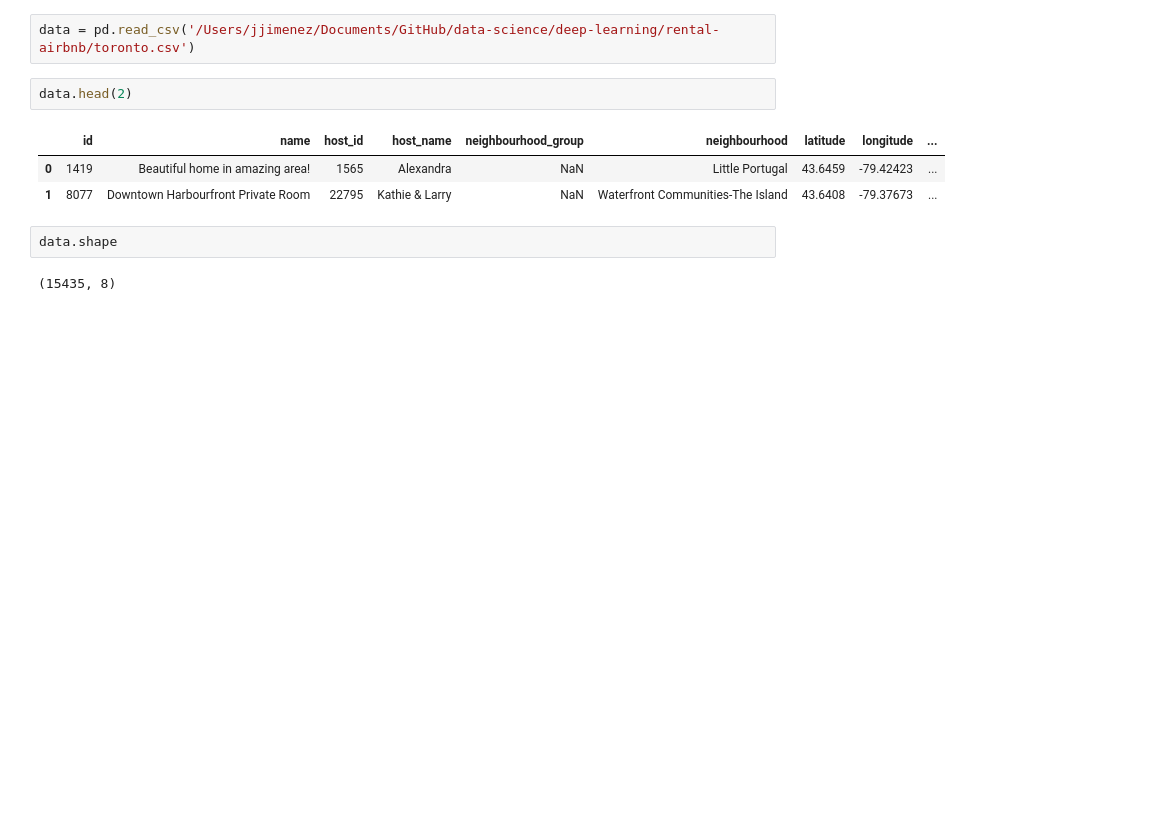
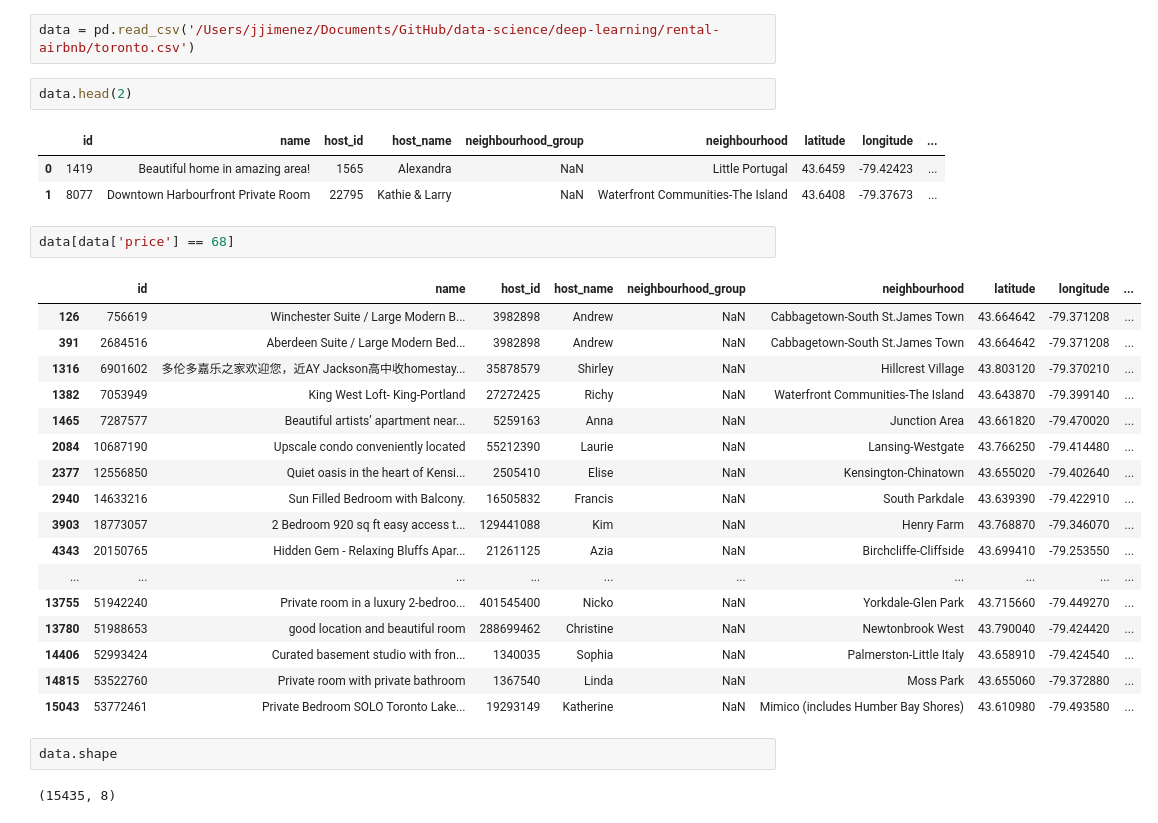
Before and after one commit to Jajc09/data-science, a Jupyter notebook: deep-learning/rental-airbnb/rental_airbnb_model.ipynb, the cells around one changed output. Saved outputs shown, nothing was run; the diff lists cells and outputs as text; blank space fills up the shorter version.

```diff
--- a/deep-learning/rental-airbnb/rental_airbnb_model.ipynb
+++ b/deep-learning/rental-airbnb/rental_airbnb_model.ipynb
@@ -14,6 +14,26 @@ data.head(2)
 |  | id | name | host_id | host_name | neighbourhood_group | neighbourhood | latitude | longitude | ... |
 | 0 | 1419 | Beautiful home in amazing area! | 1565 | Alexandra | NaN | Little Portugal | 43.6459 | -79.42423 | ... |
 | 1 | 8077 | Downtown Harbourfront Private Room | 22795 | Kathie & Larry | NaN | Waterfront Communities-The Island | 43.6408 | -79.37673 | ... |
+# %%
+data[data['price'] == 68]
+# %% [output]
+|  | id | name | host_id | host_name | neighbourhood_group | neighbourhood | latitude | longitude | ... |
+| 126 | 756619 | Winchester Suite / Large Modern B... | 3982898 | Andrew | NaN | Cabbagetown-South St.James Town | 43.664642 | -79.371208 | ... |
+| 391 | 2684516 | Aberdeen Suite / Large Modern Bed... | 3982898 | Andrew | NaN | Cabbagetown-South St.James Town | 43.664642 | -79.371208 | ... |
+| 1316 | 6901602 | 多伦多嘉乐之家欢迎您，近AY Jackson高中收homestay... | 35878579 | Shirley | NaN | Hillcrest Village | 43.803120 | -79.370210 | ... |
+| 1382 | 7053949 | King West Loft- King-Portland | 27272425 | Richy | NaN | Waterfront Communities-The Island | 43.643870 | -79.399140 | ... |
+| 1465 | 7287577 | Beautiful artists’ apartment near... | 5259163 | Anna | NaN | Junction Area | 43.661820 | -79.470020 | ... |
+| 2084 | 10687190 | Upscale condo conveniently located | 55212390 | Laurie | NaN | Lansing-Westgate | 43.766250 | -79.414480 | ... |
+| 2377 | 12556850 | Quiet oasis in the heart of Kensi... | 2505410 | Elise | NaN | Kensington-Chinatown | 43.655020 | -79.402640 | ... |
+| 2940 | 14633216 | Sun Filled Bedroom with Balcony. | 16505832 | Francis | NaN | South Parkdale | 43.639390 | -79.422910 | ... |
+| 3903 | 18773057 | 2 Bedroom 920 sq ft easy access t... | 129441088 | Kim | NaN | Henry Farm | 43.768870 | -79.346070 | ... |
+| 4343 | 20150765 | Hidden Gem - Relaxing Bluffs Apar... | 21261125 | Azia | NaN | Birchcliffe-Cliffside | 43.699410 | -79.253550 | ... |
+| ... | ... | ... | ... | ... | ... | ... | ... | ... | ... |
+| 13755 | 51942240 | Private room in a luxury 2-bedroo... | 401545400 | Nicko | NaN | Yorkdale-Glen Park | 43.715660 | -79.449270 | ... |
+| 13780 | 51988653 | good location and beautiful room | 288699462 | Christine | NaN | Newtonbrook West | 43.790040 | -79.424420 | ... |
+| 14406 | 52993424 | Curated basement studio with fron... | 1340035 | Sophia | NaN | Palmerston-Little Italy | 43.658910 | -79.424540 | ... |
+| 14815 | 53522760 | Private room with private bathroom | 1367540 | Linda | NaN | Moss Park | 43.655060 | -79.372880 | ... |
+| 15043 | 53772461 | Private Bedroom SOLO Toronto Lake... | 19293149 | Katherine | NaN | Mimico (includes Humber Bay Shores) | 43.610980 | -79.493580 | ... |
 # %%
 data.shape
 # %% [output]
```
Also changed, not shown: 6 other files.
